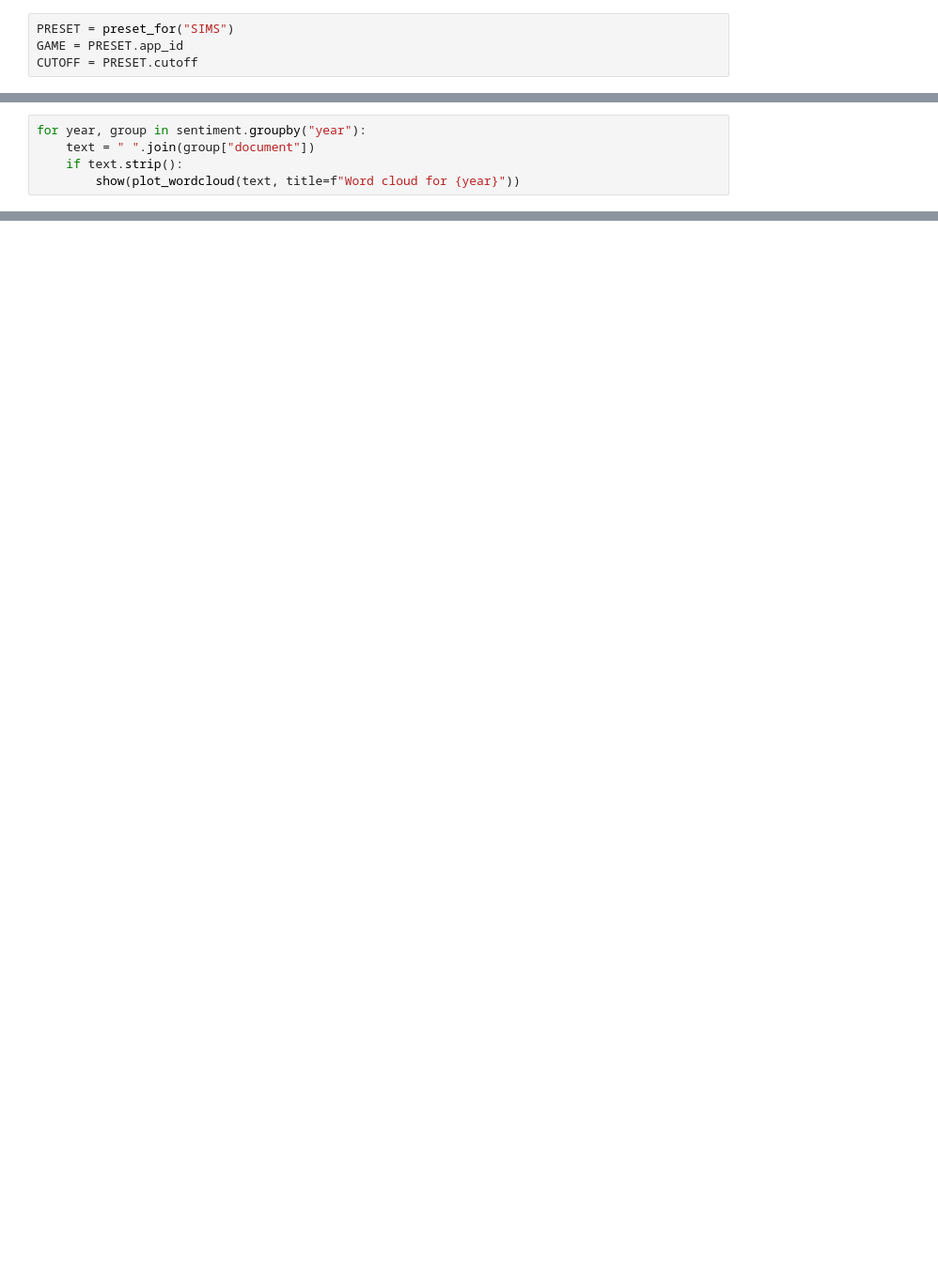
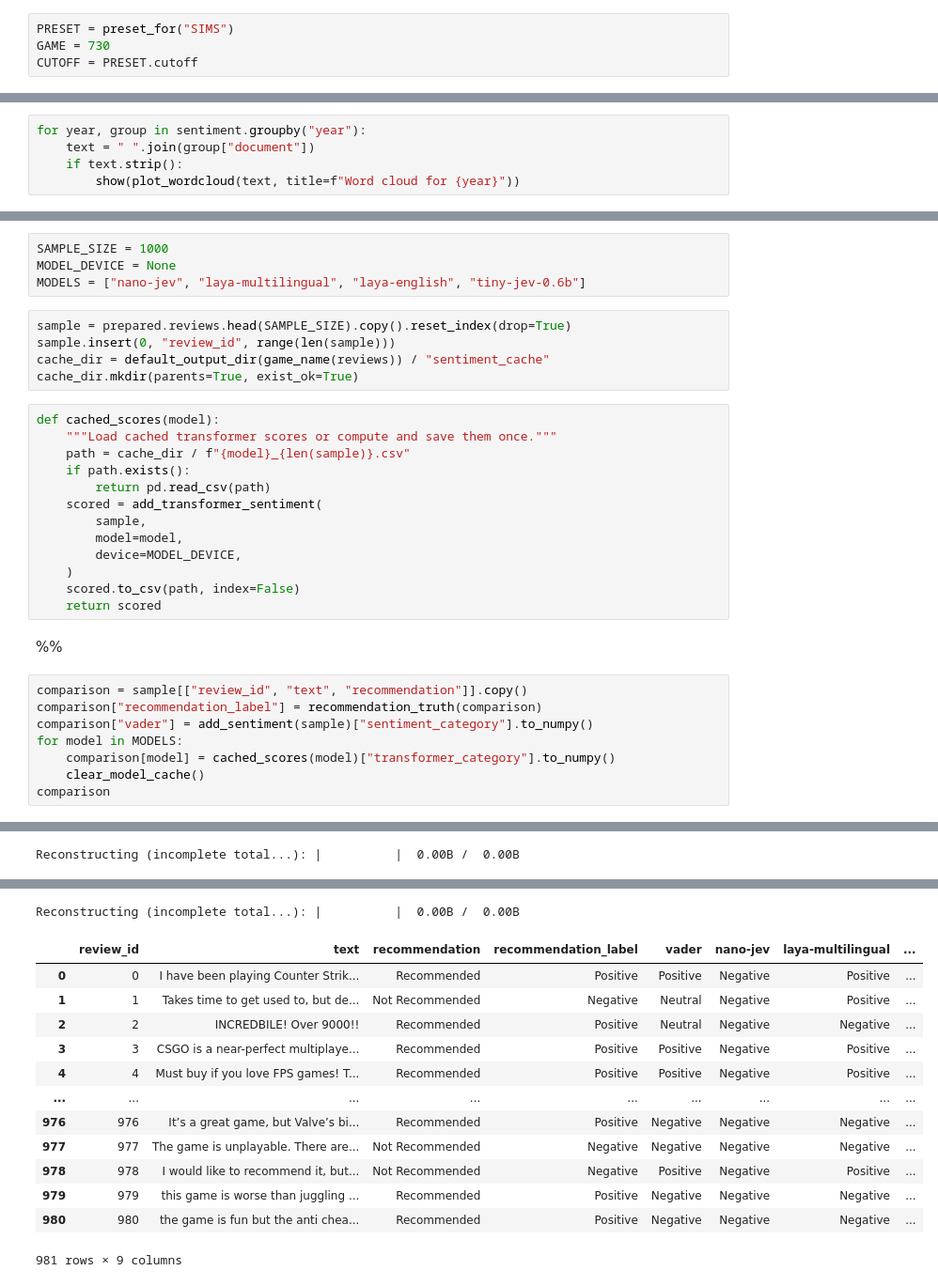
Before and after one commit to AML-APP-Steam/AML_APP_Steam_Reviews, a Jupyter notebook: notebooks/PROJECT_SIMS.ipynb, the cells around one changed output, grey strips where cells are left out. Shown at 94% size. Cells and saved outputs as stored; diff of their text form; blank space fills up the shorter version.

Commit message:
Record measured sentiment comparison results

```diff
--- a/notebooks/PROJECT_SIMS.ipynb
+++ b/notebooks/PROJECT_SIMS.ipynb
@@ -50,4 +59,4 @@ pd.set_option("display.max_colwidth", 120)
 # %%
 PRESET = preset_for("SIMS")
-GAME = PRESET.app_id
+GAME = 730
 CUTOFF = PRESET.cutoff
@@ -279,0 +661,33 @@ custom_prepared.reviews[["text", "processed_review"]].head(5)
+# %%
+SAMPLE_SIZE = 1000
+MODEL_DEVICE = None
+MODELS = ["nano-jev", "laya-multilingual", "laya-english", "tiny-jev-0.6b"]
+# %%
+sample = prepared.reviews.head(SAMPLE_SIZE).copy().reset_index(drop=True)
+sample.insert(0, "review_id", range(len(sample)))
+cache_dir = default_output_dir(game_name(reviews)) / "sentiment_cache"
+cache_dir.mkdir(parents=True, exist_ok=True)
+# %%
+def cached_scores(model):
+    """Load cached transformer scores or compute and save them once."""
+    path = cache_dir / f"{model}_{len(sample)}.csv"
+    if path.exists():
+        return pd.read_csv(path)
+    scored = add_transformer_sentiment(
+        sample,
+        model=model,
+        device=MODEL_DEVICE,
+    )
+    scored.to_csv(path, index=False)
+    return scored
+# %% [markdown]
+%%
+# %%
+comparison = sample[["review_id", "text", "recommendation"]].copy()
+comparison["recommendation_label"] = recommendation_truth(comparison)
+comparison["vader"] = add_sentiment(sample)["sentiment_category"].to_numpy()
+for model in MODELS:
+    comparison[model] = cached_scores(model)["transformer_category"].to_numpy()
+    clear_model_cache()
+comparison
+# %% [output]
@@ -279,0 +700 @@ custom_prepared.reviews[["text", "processed_review"]].head(5)
+Reconstructing (incomplete total...): |          |  0.00B /  0.00B
@@ -279,0 +702,14 @@ custom_prepared.reviews[["text", "processed_review"]].head(5)
+Reconstructing (incomplete total...): |          |  0.00B /  0.00B
+|  | review_id | text | recommendation | recommendation_label | vader | nano-jev | laya-multilingual | ... |
+| 0 | 0 | I have been playing Counter Strik... | Recommended | Positive | Positive | Negative | Positive | ... |
+| 1 | 1 | Takes time to get used to, but de... | Not Recommended | Negative | Neutral | Negative | Positive | ... |
+| 2 | 2 | INCREDBILE! Over 9000!! | Recommended | Positive | Neutral | Negative | Negative | ... |
+| 3 | 3 | CSGO is a near-perfect multiplaye... | Recommended | Positive | Positive | Negative | Positive | ... |
+| 4 | 4 | Must buy if you love FPS games! T... | Recommended | Positive | Positive | Negative | Positive | ... |
+| ... | ... | ... | ... | ... | ... | ... | ... | ... |
+| 976 | 976 | It’s a great game, but Valve’s bi... | Recommended | Positive | Negative | Negative | Negative | ... |
+| 977 | 977 | The game is unplayable. There are... | Not Recommended | Negative | Negative | Negative | Negative | ... |
+| 978 | 978 | I would like to recommend it, but... | Not Recommended | Negative | Positive | Negative | Positive | ... |
+| 979 | 979 | this game is worse than juggling ... | Recommended | Positive | Negative | Negative | Negative | ... |
+| 980 | 980 | the game is fun but the anti chea... | Recommended | Positive | Negative | Negative | Negative | ... |
+981 rows × 9 columns
```
Also changed, not shown: parts of 83 cells of this notebook, 2 other files.
